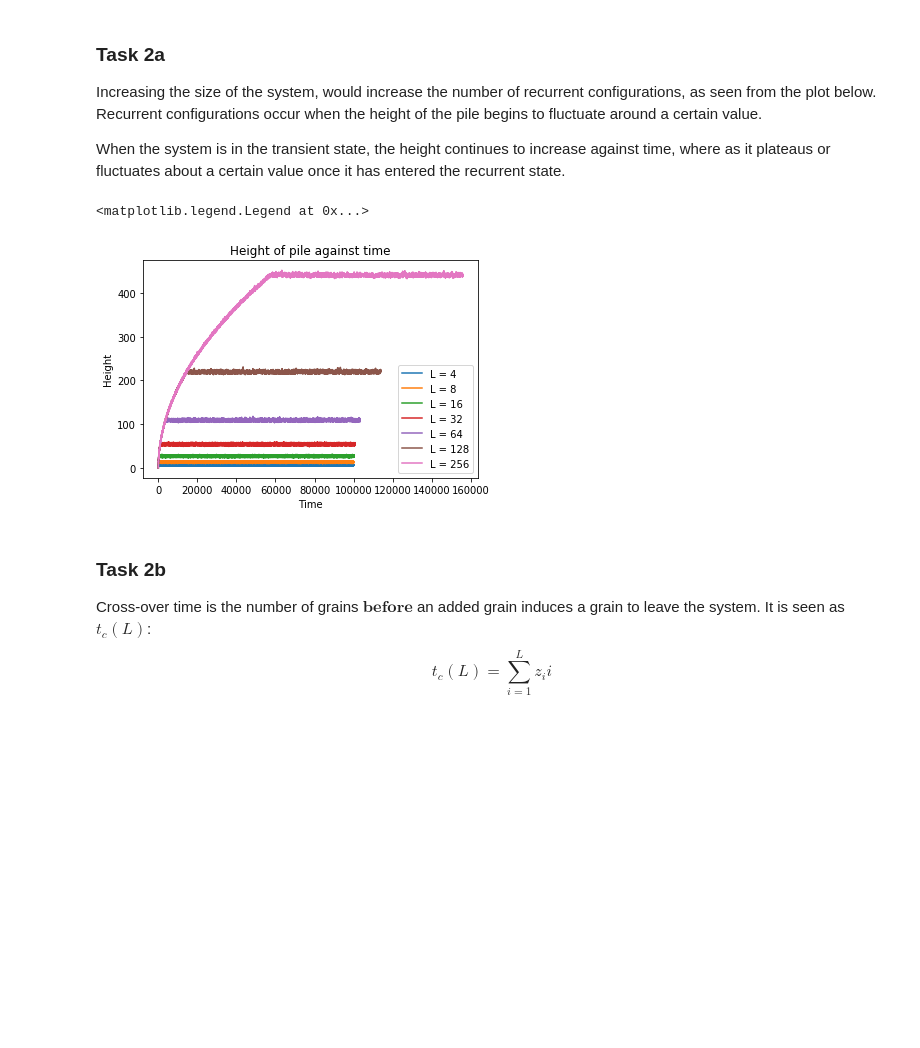
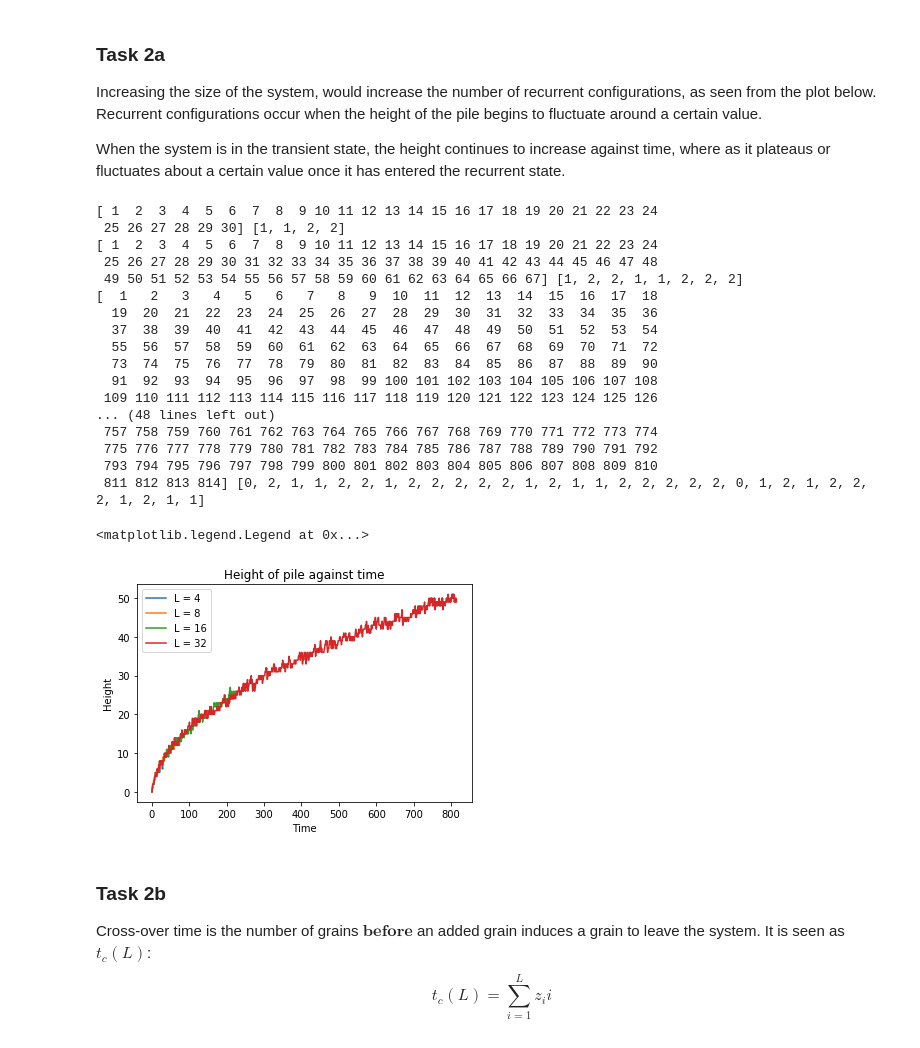
Before and after one commit to shaunfg/Complexity-Networks, a Jupyter notebook: Complexity_Project.ipynb, the cells around one changed output. Saved outputs shown, nothing was run; the diff lists cells and outputs as text; code cells hidden in the pictures; blank space fills up the shorter version.

```diff
--- a/Complexity_Project.ipynb
+++ b/Complexity_Project.ipynb
@@ -348,24 +382,41 @@ Increasing the size of the system, would increase the number of recurrent config
 
 When the system is in the transient state, the height continues to increase against time, where as it plateaus or fluctuates about a certain value once it has entered the recurrent state.
 # %%
-sizes = np.array([4,8,16,32,64,128,256])
+sizes = np.array([4,8,16,32,64,128,256,512])
 # sizes = np.array([4,8,16,32])
 # %%
 Oslo_models = [Oslo(L) for L in sizes]
 
 times_sample = []
 heights_sample = []
 
 for Oslo_L in Oslo_models:
-#     Oslo_L.run(N_runs = 10000)
-    Oslo_L.run(N_recurrents = 100000)
+    Oslo_L.run(N_runs = 10)
+#     Oslo_L.run(N_recurrents = 10)
     time,height = Oslo_L.get_heights()
     times_sample.append(time)
     heights_sample.append(height)
 plt.legend()
 # %% [output]
-<matplotlib.legend.Legend at 0x...>
+[ 1  2  3  4  5  6  7  8  9 10 11 12 13 14 15 16 17 18 19 20 21 22 23 24
+ 25 26 27 28 29 30] [1, 1, 2, 2]
+[ 1  2  3  4  5  6  7  8  9 10 11 12 13 14 15 16 17 18 19 20 21 22 23 24
+ 25 26 27 28 29 30 31 32 33 34 35 36 37 38 39 40 41 42 43 44 45 46 47 48
+ 49 50 51 52 53 54 55 56 57 58 59 60 61 62 63 64 65 66 67] [1, 2, 2, 1, 1, 2, 2, 2]
+[  1   2   3   4   5   6   7   8   9  10  11  12  13  14  15  16  17  18
+  19  20  21  22  23  24  25  26  27  28  29  30  31  32  33  34  35  36
+  37  38  39  40  41  42  43  44  45  46  47  48  49  50  51  52  53  54
+  55  56  57  58  59  60  61  62  63  64  65  66  67  68  69  70  71  72
+  73  74  75  76  77  78  79  80  81  82  83  84  85  86  87  88  89  90
+  91  92  93  94  95  96  97  98  99 100 101 102 103 104 105 106 107 108
+ 109 110 111 112 113 114 115 116 117 118 119 120 121 122 123 124 125 126
+... (48 lines left out)
+ 757 758 759 760 761 762 763 764 765 766 767 768 769 770 771 772 773 774
+ 775 776 777 778 779 780 781 782 783 784 785 786 787 788 789 790 791 792
+ 793 794 795 796 797 798 799 800 801 802 803 804 805 806 807 808 809 810
+ 811 812 813 814] [0, 2, 1, 1, 2, 2, 1, 2, 2, 2, 2, 2, 1, 2, 1, 1, 2, 2, 2, 2, 2, 0, 1, 2, 1, 2, 2, 2, 1, 2, 1, 1]
+<matplotlib.legend.Legend at 0x...>
-[figure, old version]
+[figure, new version]
 # %% [markdown]
 ### Task 2b
 Cross-over time is the number of grains $\textbf{before}$ an added grain induces a grain to leave the system. It is seen as $t_c(L)$:
```
Also changed, not shown: parts of 15 cells of this notebook, 3 other files.
